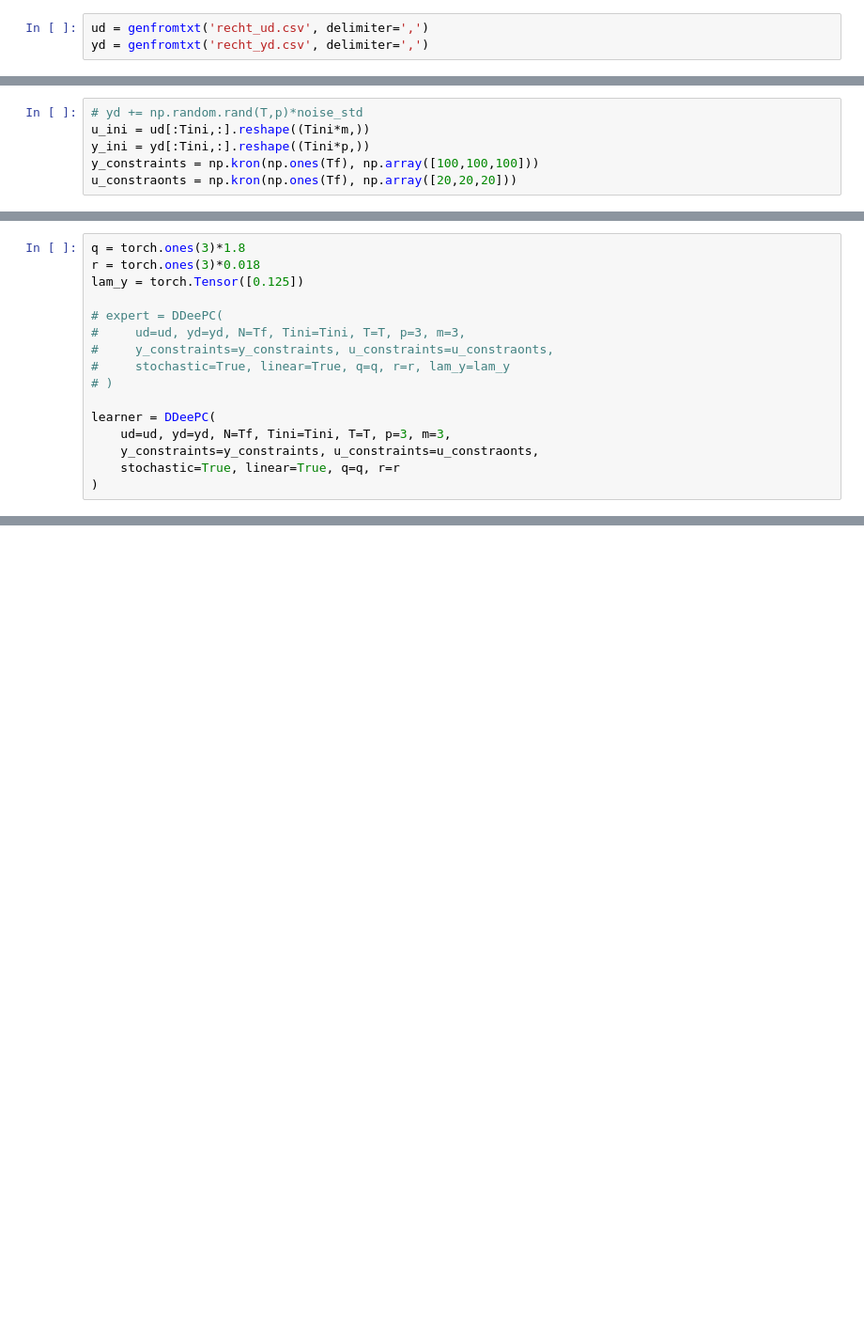
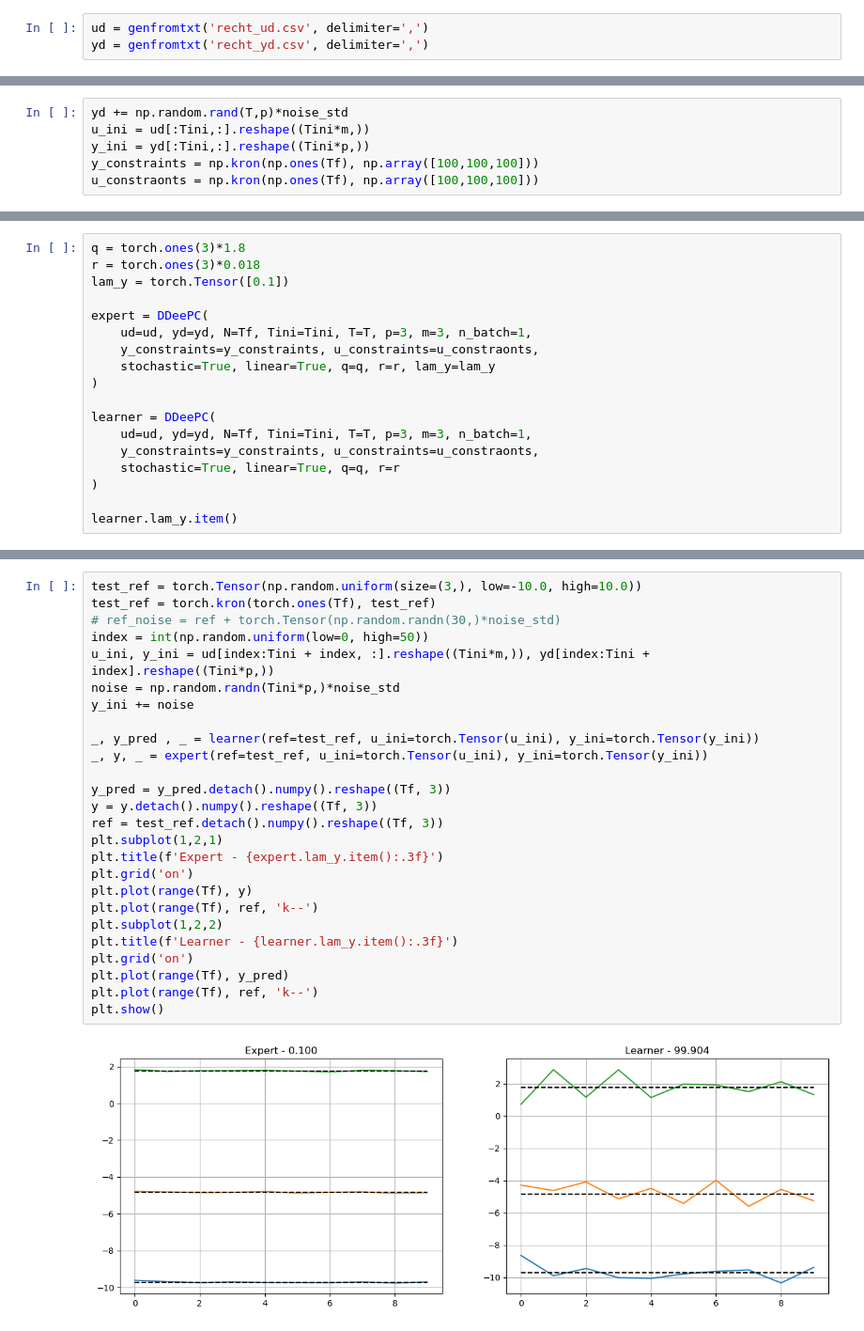
Before and after one commit to michael-cummins/DeePC-HUNT, a Jupyter notebook: src/il-deepc.ipynb, the cells around one changed output, grey strips where cells are left out. Shown at 94% size. Saved outputs shown, nothing was run; the diff lists cells and outputs as text; blank space fills up the shorter version.

Commit message:
imitation learning can learn lam_y

```diff
--- a/src/il-deepc.ipynb
+++ b/src/il-deepc.ipynb
@@ -42,6 +37,6 @@ noise_std = 0.1
 # %%
-# yd += np.random.rand(T,p)*noise_std
+yd += np.random.rand(T,p)*noise_std
 u_ini = ud[:Tini,:].reshape((Tini*m,))
 y_ini = yd[:Tini,:].reshape((Tini*p,))
 y_constraints = np.kron(np.ones(Tf), np.array([100,100,100]))
-u_constraonts = np.kron(np.ones(Tf), np.array([20,20,20]))
+u_constraonts = np.kron(np.ones(Tf), np.array([100,100,100]))
@@ -48,16 +45,18 @@ u_constraonts = np.kron(np.ones(Tf), np.array([20,20,20]))
 # %%
 q = torch.ones(3)*1.8
 r = torch.ones(3)*0.018
-lam_y = torch.Tensor([0.125])
+lam_y = torch.Tensor([0.1])
 
-# expert = DDeePC(
-#     ud=ud, yd=yd, N=Tf, Tini=Tini, T=T, p=3, m=3,
-#     y_constraints=y_constraints, u_constraints=u_constraonts,
-#     stochastic=True, linear=True, q=q, r=r, lam_y=lam_y
-# )
+expert = DDeePC(
+    ud=ud, yd=yd, N=Tf, Tini=Tini, T=T, p=3, m=3, n_batch=1,
+    y_constraints=y_constraints, u_constraints=u_constraonts,
+    stochastic=True, linear=True, q=q, r=r, lam_y=lam_y
+)
 
 learner = DDeePC(
-    ud=ud, yd=yd, N=Tf, Tini=Tini, T=T, p=3, m=3,
+    ud=ud, yd=yd, N=Tf, Tini=Tini, T=T, p=3, m=3, n_batch=1,
     y_constraints=y_constraints, u_constraints=u_constraonts,
     stochastic=True, linear=True, q=q, r=r
 )
+
+learner.lam_y.item()
@@ -73,0 +67,28 @@ yd.shape
+# %%
+test_ref = torch.Tensor(np.random.uniform(size=(3,), low=-10.0, high=10.0))
+test_ref = torch.kron(torch.ones(Tf), test_ref)
+# ref_noise = ref + torch.Tensor(np.random.randn(30,)*noise_std)
+index = int(np.random.uniform(low=0, high=50))
+u_ini, y_ini = ud[index:Tini + index, :].reshape((Tini*m,)), yd[index:Tini + index].reshape((Tini*p,))
+noise = np.random.randn(Tini*p,)*noise_std
+y_ini += noise
+
+_, y_pred , _ = learner(ref=test_ref, u_ini=torch.Tensor(u_ini), y_ini=torch.Tensor(y_ini))
+_, y, _ = expert(ref=test_ref, u_ini=torch.Tensor(u_ini), y_ini=torch.Tensor(y_ini))
+
+y_pred = y_pred.detach().numpy().reshape((Tf, 3))
+y = y.detach().numpy().reshape((Tf, 3))
+ref = test_ref.detach().numpy().reshape((Tf, 3))
+plt.subplot(1,2,1)
+plt.title(f'Expert - {expert.lam_y.item():.3f}')
+plt.grid('on')
+plt.plot(range(Tf), y)
+plt.plot(range(Tf), ref, 'k--')
+plt.subplot(1,2,2)
+plt.title(f'Learner - {learner.lam_y.item():.3f}')
+plt.grid('on')
+plt.plot(range(Tf), y_pred)
+plt.plot(range(Tf), ref, 'k--')
+plt.show()
+# %% [output]
+[figure, added]
```
Also changed, not shown: parts of 12 cells of this notebook, 1 other file.
